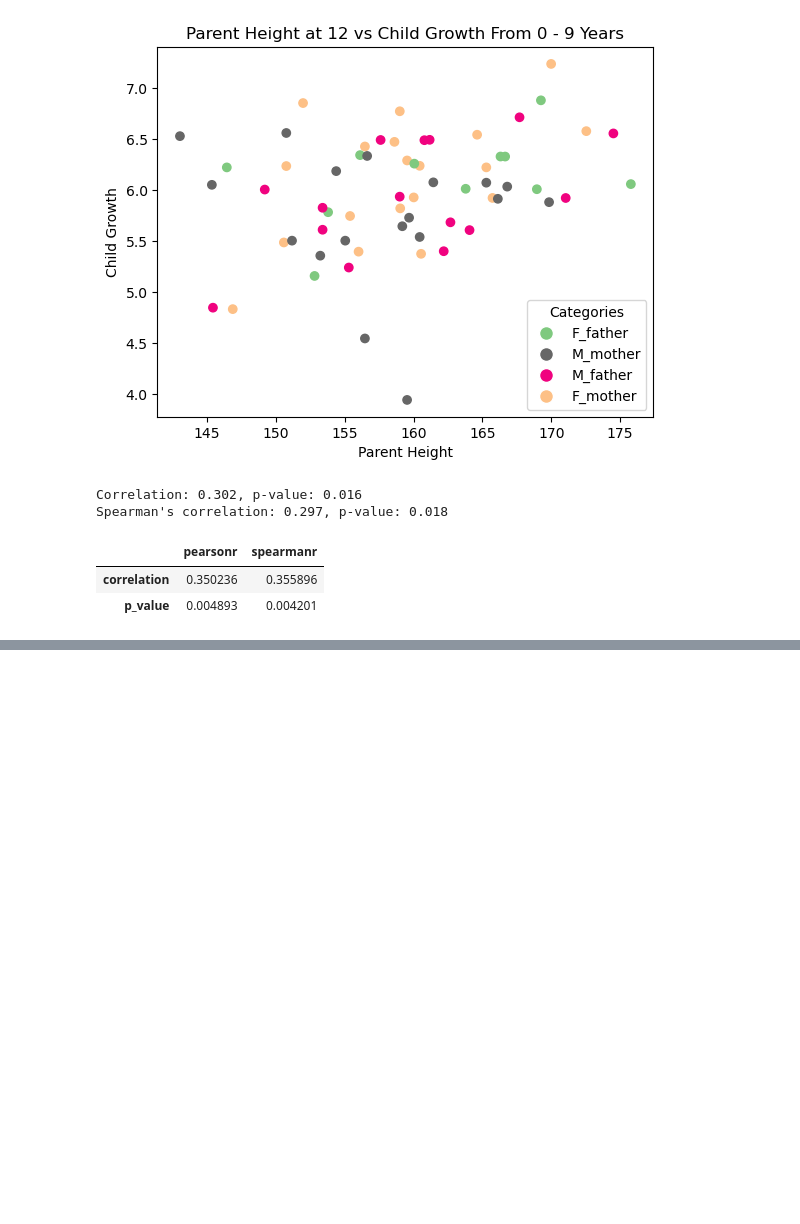
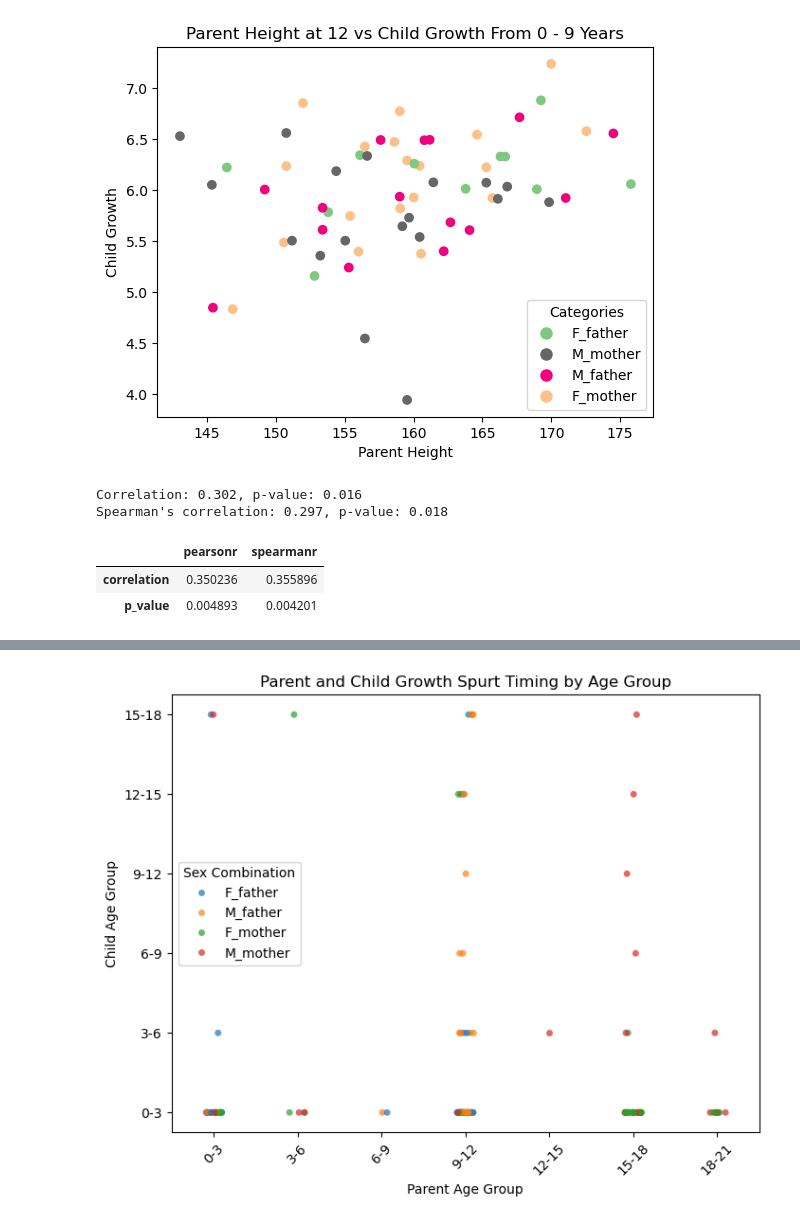
Before and after one commit to aavalose/aliens_height, a Jupyter notebook: final_notebook.ipynb, the cells around one changed output, grey strips where cells are left out. Drawn from its saved outputs; the diff is of its cells as text; code cells hidden in the pictures; blank space fills up the shorter version.

```diff
--- a/final_notebook.ipynb
+++ b/final_notebook.ipynb
@@ -987,0 +1224,36 @@ correlation_frame
+# %%
+# Define the desired order for sorting
+ordered_categories = ["0-3", "3-6", "6-9", "9-12", "12-15", "15-18", "18-21"]
+
+# Convert to categorical with the defined order
+phv_calculated["parent_phv_range"] = pd.Categorical(
+    phv_calculated["parent_phv_range"],
+    categories=ordered_categories,
+    ordered=True,
+)
+phv_calculated["child_phv_range"] = pd.Categorical(
+    phv_calculated["child_phv_range"],
+    categories=ordered_categories,
+    ordered=False,
+)
+
+# Plot
+plt.figure(figsize=(8, 6))
+sns.stripplot(
+    data=phv_calculated,
+    x="parent_phv_range",
+    y="child_phv_range",
+    hue="combined",
+    alpha=0.7,
+    jitter=True,
+)
+plt.gca().invert_yaxis()
+
+plt.xlabel("Parent Age Group")
+plt.ylabel("Child Age Group")
+plt.title("Parent and Child Growth Spurt Timing by Age Group")
+plt.legend(title="Sex Combination")
+plt.xticks(rotation=45)  # Rotate x-axis labels for readability if needed
+plt.show()
+# %% [output]
+[figure, added]
```
Also changed, not shown: parts of 19 cells of this notebook.
